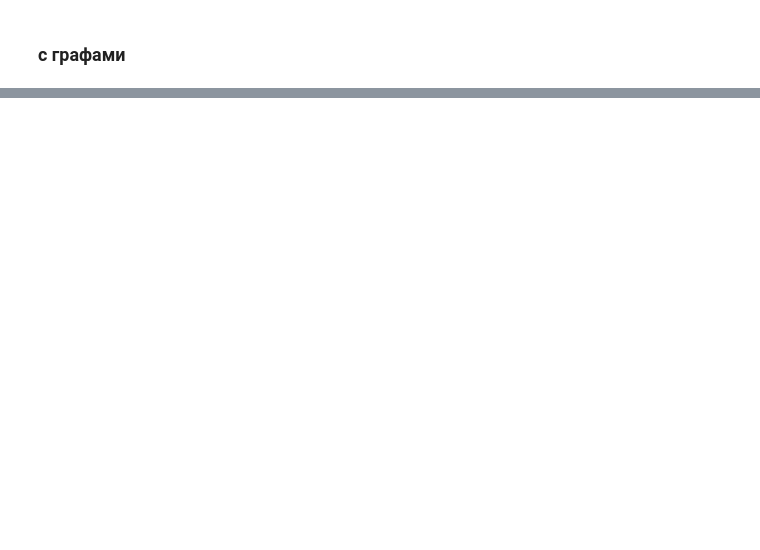
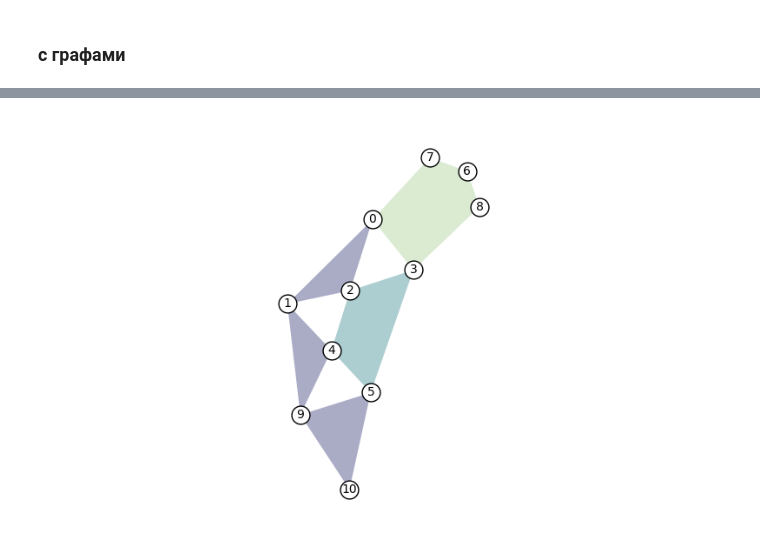
Before and after one commit to Evgeniyy2004/xgi, a Jupyter notebook: text.ipynb, the cells around one changed output, grey strips where cells are left out. Drawn from its saved outputs; the diff is of its cells as text; code cells hidden in the pictures; blank space fills up the shorter version.

```diff
--- a/text.ipynb
+++ b/text.ipynb
@@ -112,0 +142,9 @@ nx eigenvector centrality: {0: 0.40824823454557924, 1: 0.707106878039843, 2: 0.4
+# %%
+hypergraph  = xgi.from_bipartite_graph(bpg)
+pos = xgi.barycenter_spring_layout(hypergraph)
+
+fig, ax = plt.subplots(figsize=(10,6))
+xgi.draw(hypergraph, ax=ax,node_labels=True,node_size=15,pos=pos)
+plt.show()
+# %% [output]
+[figure, added]
```
Also changed, not shown: parts of 5 cells of this notebook, 3 other files.
